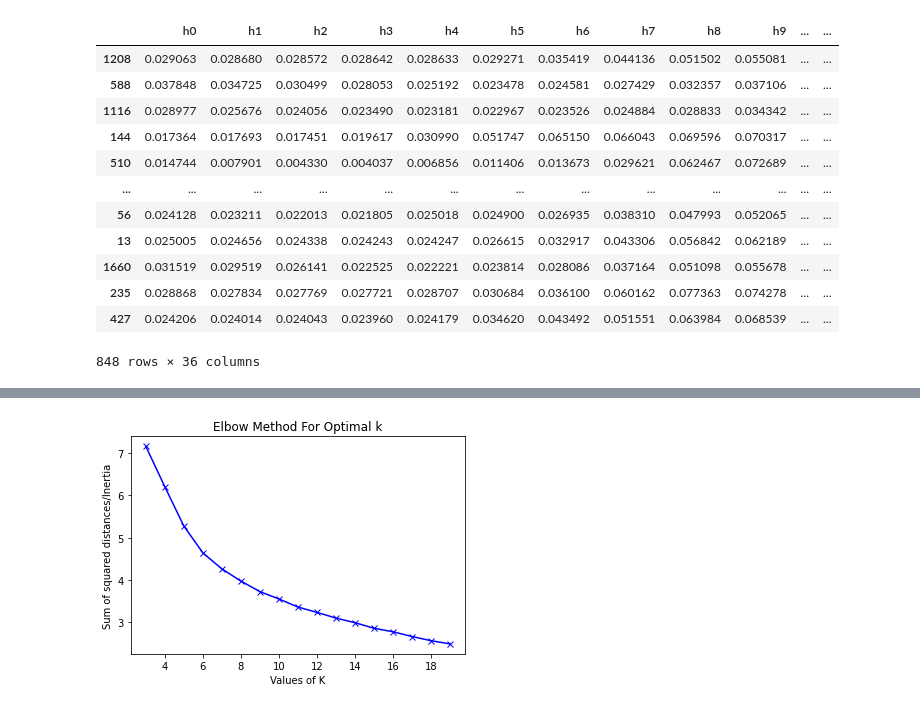
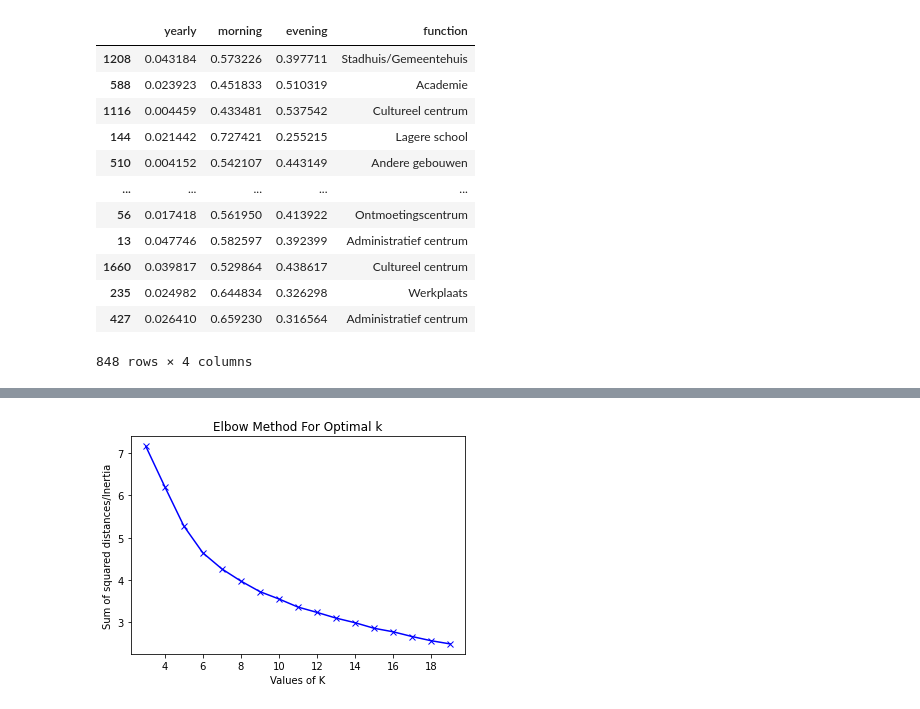
Before and after one commit to EVERGi/SLP_generator, a Jupyter notebook: notebooks/social_clustering.ipynb, the cells around one changed output, grey strips where cells are left out. Saved outputs shown, nothing was run; the diff lists cells and outputs as text; code cells hidden in the pictures.

```diff
--- a/notebooks/social_clustering.ipynb
+++ b/notebooks/social_clustering.ipynb
@@ -43,29 +26,33 @@ features
 # %%
+# Read the features from the csv file
+features = pd.read_csv('data/social_features.csv', index_col=0)
 # read metadata csv
 metadata = pd.read_csv('data/EANLIJST_METADATA.csv', index_col=0, sep   = ';')
 # ADD the functietype column to the features
 features['function'] = metadata['Patrimonium Functietype']
 # read more metrics from csv
-metrics = pd.read_csv('data/ts_metrics.csv', usecols = ['ID', 'mean', 'std'], index_col='ID')
-# add the metrics to the features
-features = features.join(metrics)
 features.isnull().sum()
 features.dropna(inplace=True)
 features['ID'] = features.index
 # drop rows with kast as function
 features = features[features['function'] != 'Kast']
-features
+features['morning'] = features.iloc[:,4:16].sum(axis=1)
+features['evening'] = features.iloc[:,np.r_[1:4,16:24]].sum(axis=1)
+# scale yearly column to 0-1 with minmax scaler
+ds = features[['yearly', 'morning', 'evening', 'function']].copy()
+ds['yearly'] = MinMaxScaler().fit_transform(ds['yearly'].values.reshape(-1,1))
+ds
 # %% [output]
-|  | h0 | h1 | h2 | h3 | h4 | h5 | h6 | h7 | h8 | h9 | ... | ... |
-| 1208 | 0.029063 | 0.028680 | 0.028572 | 0.028642 | 0.028633 | 0.029271 | 0.035419 | 0.044136 | 0.051502 | 0.055081 | ... | ... |
-| 588 | 0.037848 | 0.034725 | 0.030499 | 0.028053 | 0.025192 | 0.023478 | 0.024581 | 0.027429 | 0.032357 | 0.037106 | ... | ... |
-| 1116 | 0.028977 | 0.025676 | 0.024056 | 0.023490 | 0.023181 | 0.022967 | 0.023526 | 0.024884 | 0.028833 | 0.034342 | ... | ... |
-| 144 | 0.017364 | 0.017693 | 0.017451 | 0.019617 | 0.030990 | 0.051747 | 0.065150 | 0.066043 | 0.069596 | 0.070317 | ... | ... |
-| 510 | 0.014744 | 0.007901 | 0.004330 | 0.004037 | 0.006856 | 0.011406 | 0.013673 | 0.029621 | 0.062467 | 0.072689 | ... | ... |
-| ... | ... | ... | ... | ... | ... | ... | ... | ... | ... | ... | ... | ... |
-| 56 | 0.024128 | 0.023211 | 0.022013 | 0.021805 | 0.025018 | 0.024900 | 0.026935 | 0.038310 | 0.047993 | 0.052065 | ... | ... |
-| 13 | 0.025005 | 0.024656 | 0.024338 | 0.024243 | 0.024247 | 0.026615 | 0.032917 | 0.043306 | 0.056842 | 0.062189 | ... | ... |
-| 1660 | 0.031519 | 0.029519 | 0.026141 | 0.022525 | 0.022221 | 0.023814 | 0.028086 | 0.037164 | 0.051098 | 0.055678 | ... | ... |
-| 235 | 0.028868 | 0.027834 | 0.027769 | 0.027721 | 0.028707 | 0.030684 | 0.036100 | 0.060162 | 0.077363 | 0.074278 | ... | ... |
-| 427 | 0.024206 | 0.024014 | 0.024043 | 0.023960 | 0.024179 | 0.034620 | 0.043492 | 0.051551 | 0.063984 | 0.068539 | ... | ... |
+|  | yearly | morning | evening | function |
+| 1208 | 0.043184 | 0.573226 | 0.397711 | Stadhuis/Gemeentehuis |
+| 588 | 0.023923 | 0.451833 | 0.510319 | Academie |
+| 1116 | 0.004459 | 0.433481 | 0.537542 | Cultureel centrum |
+| 144 | 0.021442 | 0.727421 | 0.255215 | Lagere school |
+| 510 | 0.004152 | 0.542107 | 0.443149 | Andere gebouwen |
+| ... | ... | ... | ... | ... |
+| 56 | 0.017418 | 0.561950 | 0.413922 | Ontmoetingscentrum |
+| 13 | 0.047746 | 0.582597 | 0.392399 | Administratief centrum |
+| 1660 | 0.039817 | 0.529864 | 0.438617 | Cultureel centrum |
+| 235 | 0.024982 | 0.644834 | 0.326298 | Werkplaats |
+| 427 | 0.026410 | 0.659230 | 0.316564 | Administratief centrum |
-848 rows × 36 columns
+848 rows × 4 columns
```
Also changed, not shown: parts of 4 cells of this notebook, 2 other files.
